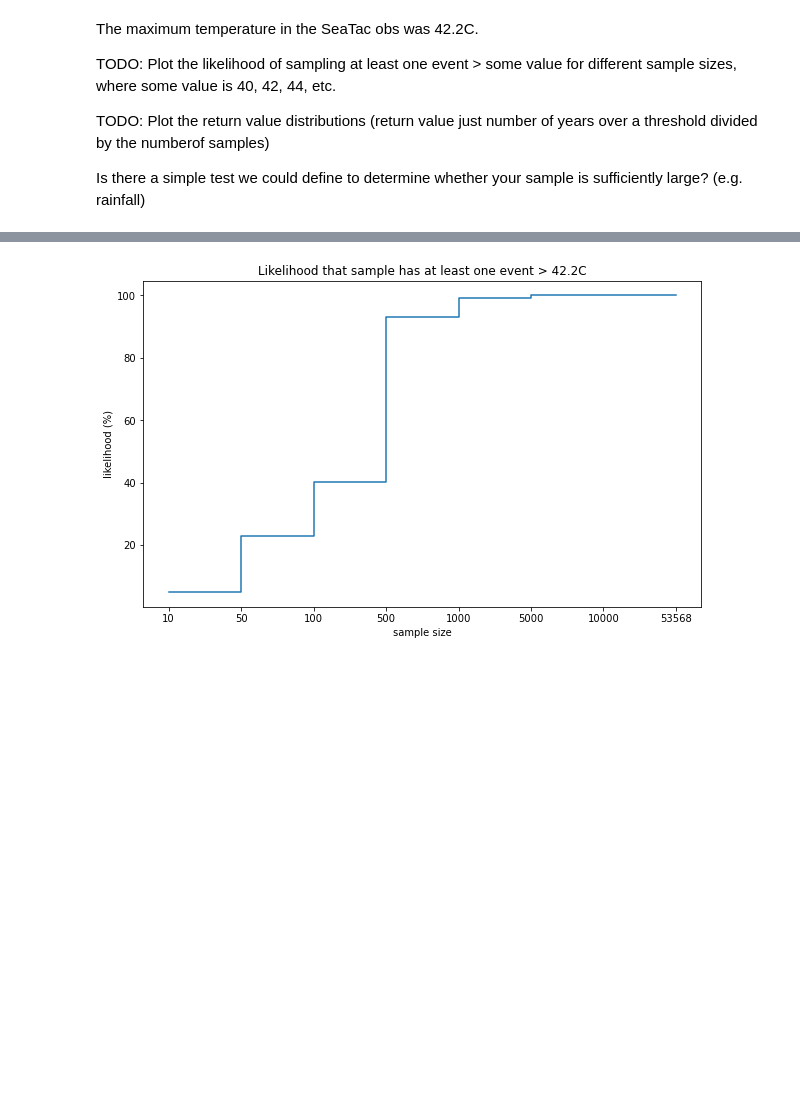
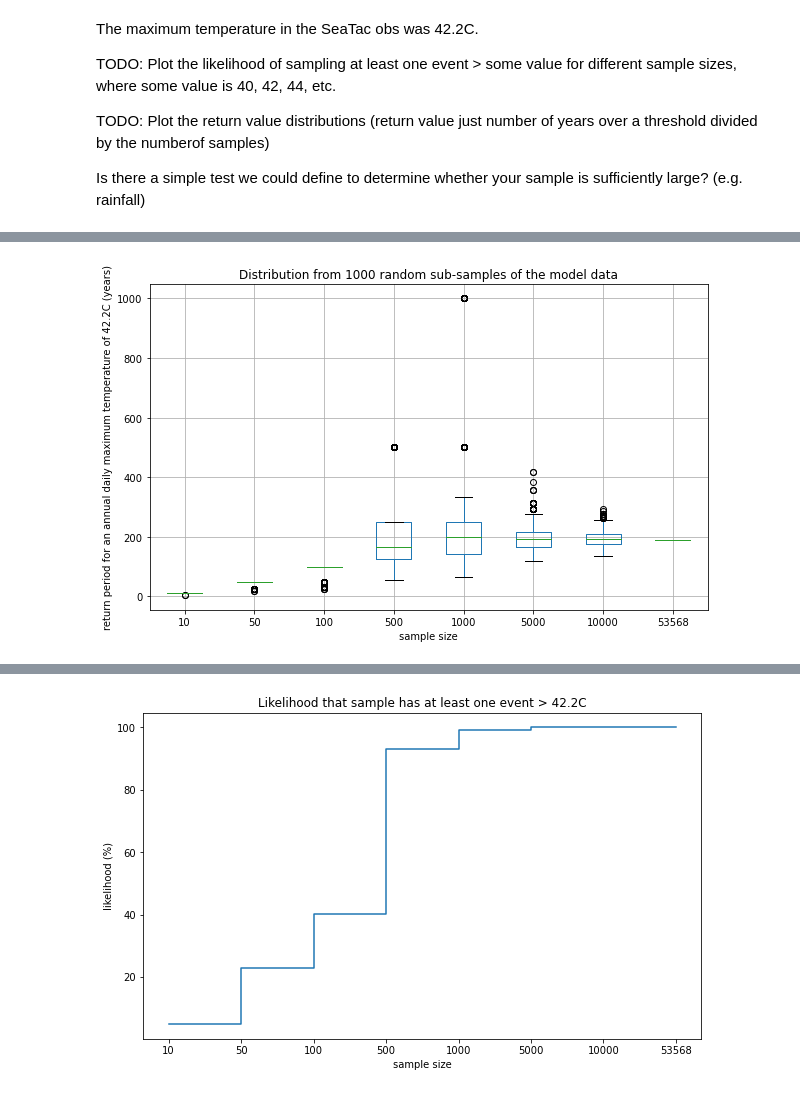
Before and after one commit to AusClimateService/unseen, a Jupyter notebook: notebooks/seatac_analysis.ipynb, the cells around one changed output, grey strips where cells are left out. Drawn from its saved outputs; the diff is of its cells as text; code cells hidden in the pictures; blank space fills up the shorter version.

```diff
--- a/notebooks/seatac_analysis.ipynb
+++ b/notebooks/seatac_analysis.ipynb
@@ -248,0 +296,8 @@ Is there a simple test we could define to determine whether your sample is suffi
+# %%
+population_size = ds_cafe_stacked['tasmax'].shape[0]
+
+full_model_return_period = return_period(ds_cafe_stacked['tasmax'].values, 42.2)
+
+gev_shape, gev_loc, gev_scale = gev.fit(ds_cafe_stacked['tasmax'].values)
+gev_data = gev.rvs(gev_shape, loc=gev_loc, scale=gev_scale, size=population_size)
+full_gev_return_period = return_period(gev_data, 42.2)
@@ -248,0 +318,25 @@ Is there a simple test we could define to determine whether your sample is suffi
+# %%
+n_repeats = 1000
+
+df_model_return_period = pd.DataFrame([full_model_return_period]*n_repeats, columns=[population_size])
+df_gev_return_period = pd.DataFrame([full_gev_return_period]*n_repeats, columns=[population_size])
+
+for sample_size in [10, 50, 100, 500, 1000, 5000, 10000]:
+    print(sample_size)
+    model_estimates = []
+    gev_estimates = []
+    for resample in range(n_repeats):
+        random_indexes = np.random.choice(population_size, size=sample_size, replace=False)
+        random_indexes.sort()
+        model_subsample = ds_cafe_stacked['tasmax'].isel({'sample': random_indexes})
+        model_return_period = return_period(model_subsample.values, 42.2)
+        model_estimates.append(model_return_period)
+        gev_shape, gev_loc, gev_scale = gev.fit(model_subsample.values)
+        gev_data = gev.rvs(gev_shape, loc=gev_loc, scale=gev_scale, size=population_size)
+        gev_return_period = return_period(gev_data, 42.2)
+        gev_estimates.append(gev_return_period)
+    df_model_return_period[sample_size] = model_estimates
+    df_gev_return_period[sample_size] = gev_estimates
+
+df_model_return_period = df_model_return_period.reindex(sorted(df_model_return_period.columns), axis=1)
+df_gev_return_period = df_gev_return_period.reindex(sorted(df_gev_return_period.columns), axis=1)
@@ -248,0 +351,2 @@ Is there a simple test we could define to determine whether your sample is suffi
+# %%
+df_model_return_period.replace(np.inf, np.nan, inplace=True)
@@ -248,0 +369,9 @@ Is there a simple test we could define to determine whether your sample is suffi
+# %%
+fig = plt.figure(figsize=[10, 6])
+df_model_return_period.boxplot()
+plt.title('Distribution from 1000 random sub-samples of the model data')
+plt.xlabel('sample size')
+plt.ylabel('return period for an annual daily maximum temperature of 42.2C (years)')
+plt.show()
+# %% [output]
+[figure, added]
```
Also changed, not shown: parts of 25 cells of this notebook, 1 other file.
